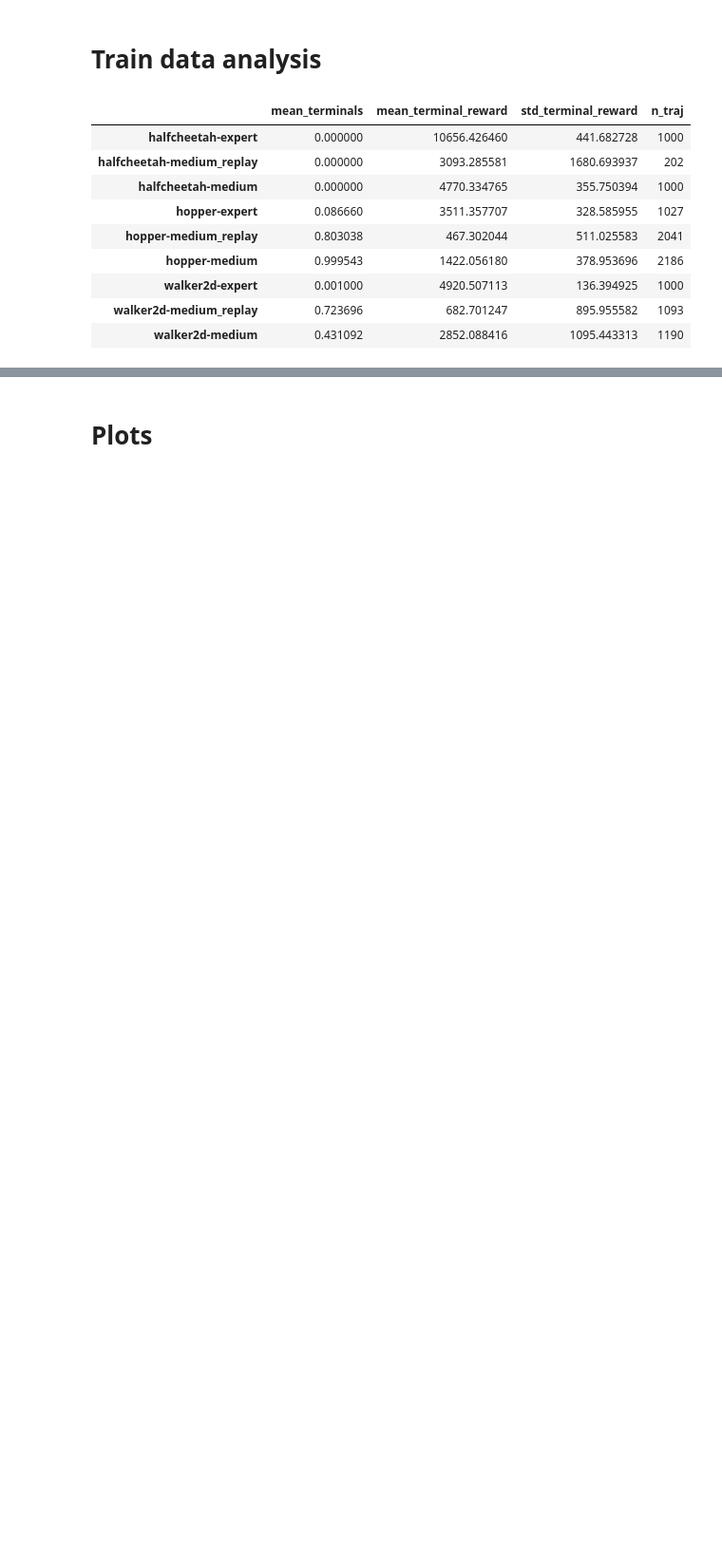
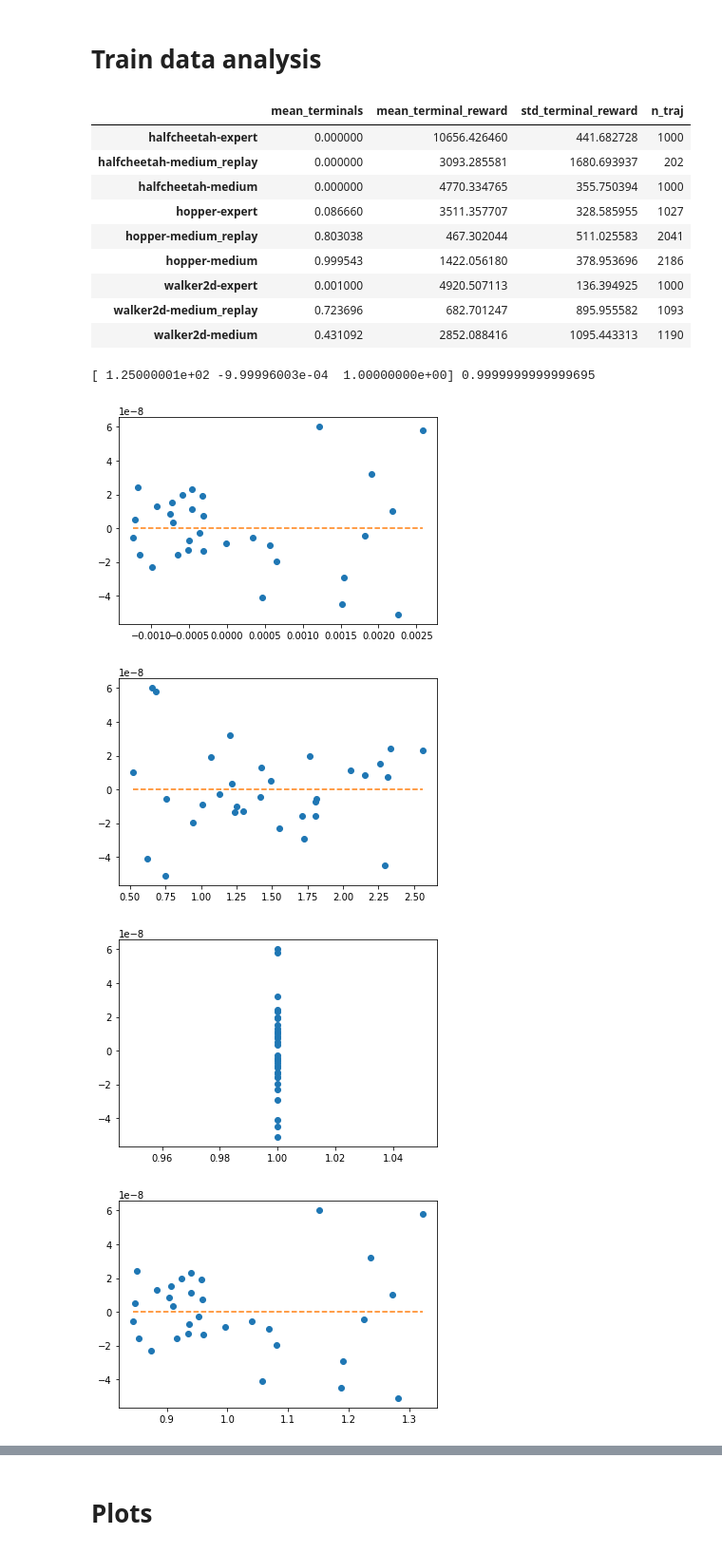
Before and after one commit to TheGoldenChicken/decision_transformer, a Jupyter notebook: gym/data_analysis.ipynb, the cells around one changed output, grey strips where cells are left out. Shown: that part at 95% size. Cells and saved outputs as stored; diff of their text form; code cells hidden in the pictures; blank space fills up the shorter version.

Commit message:
add new data_analysis script

```diff
--- a/gym/data_analysis.ipynb
+++ b/gym/data_analysis.ipynb
@@ -16,7 +16,7 @@ data_features = ['observations', 'next_observations', 'actions', 'rewards', 'ter
 
 for e in envs:
     for d in datasets:
-        with open(f'./data_plus_plus/{e}-{d}-v2.pkl', 'rb') as f:
+        with open(f'./data/{e}-{d}-v2.pkl', 'rb') as f:
             train_data[f'{e}-{d}'] = pickle.load(f)
 # %%
 # for each dataset, combine all trajectories into a single long one
@@ -116,29 +116,35 @@ df_train_data['coefs'] = np.array(all_coefs)
 # %%
 # half cheetah
 
 # choose dataset
-data_temp = train_data['halfcheetah-expert'][1]
+data_temp = train_data['hopper-medium_replay'][1]
 
 reg, X, target_reward = get_coef(data_temp, use_healthy_reward=True)
 
 print(reg.coef_, reg.score(X, target_reward))
 
 predictions = reg.predict(X)
 
 for i, X_1dim in enumerate(X.T):
 
     temp_X = X.copy()
     temp_X[:,i] = 0
 
     # plt.scatter(X_1dim, predictions - reg.predict(temp_X))
     plt.scatter(X_1dim, predictions - target_reward, c='C0')
     plt.hlines(0, min(X_1dim), max(X_1dim), linestyles='--', colors='C1')
     plt.show()
 
 
 plt.scatter(predictions, predictions - target_reward, c='C0')
 plt.hlines(0, min(predictions), max(predictions), linestyles='--', colors='C1')
 plt.show()
+# %% [output]
+[ 1.25000001e+02 -9.99996003e-04  1.00000000e+00] 0.9999999999999695
+[figure, added]
+[figure, added]
+[figure, added]
+[figure, added]
 # %%
 # de to andre
 
```
Also changed, not shown: parts of 6 cells of this notebook, 1 other file.
